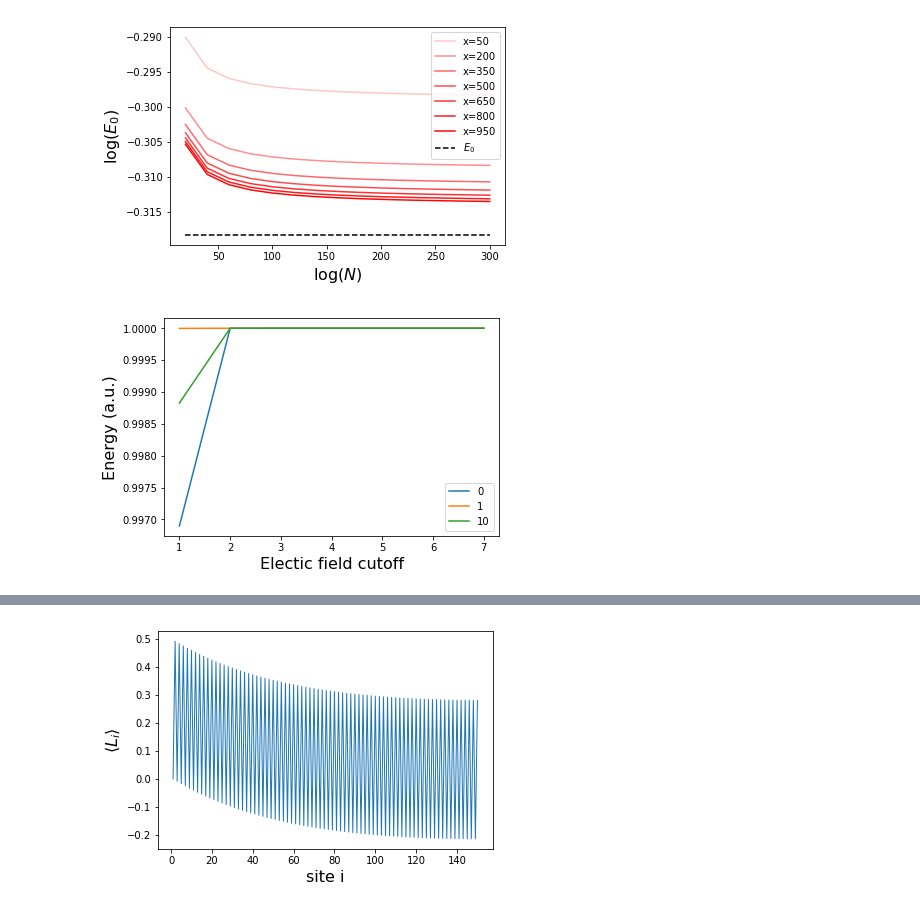
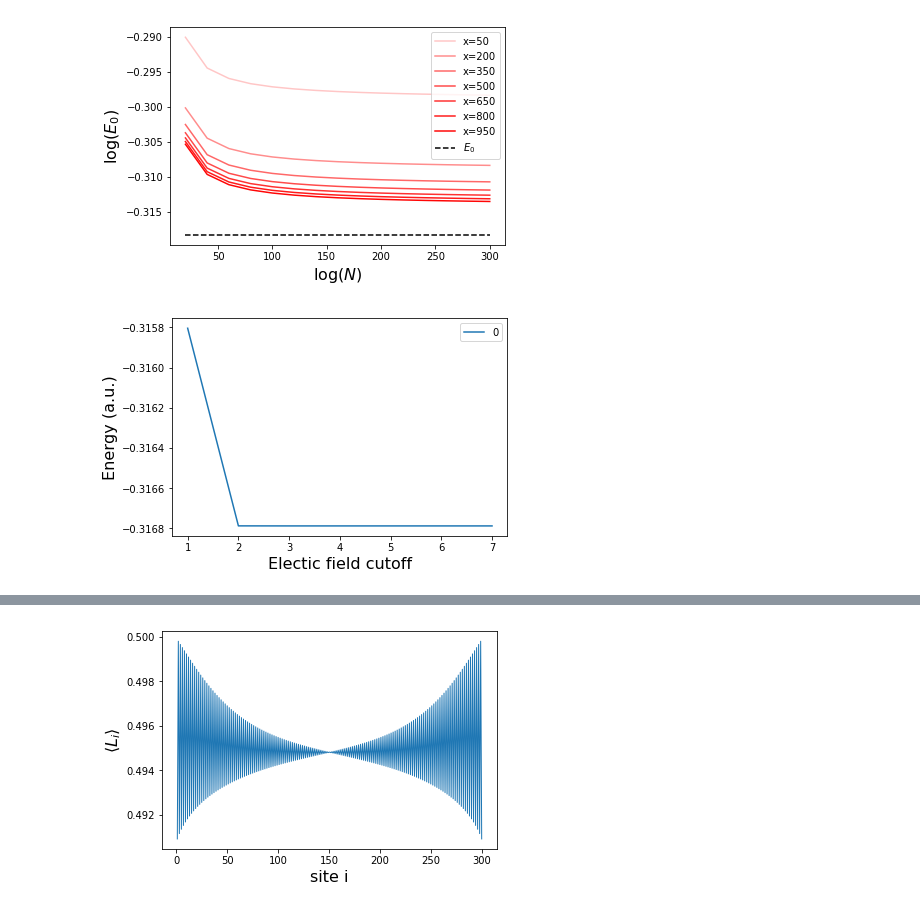
Before and after one commit to qurist/gauge-mps, a Jupyter notebook: scripts/Data analysis.ipynb, the cells around one changed output, grey strips where cells are left out. Saved outputs shown, nothing was run; the diff lists cells and outputs as text; code cells hidden in the pictures.

```diff
--- a/scripts/Data analysis.ipynb
+++ b/scripts/Data analysis.ipynb
@@ -87,13 +96,13 @@ E, N, x, NE, mu = np.loadtxt('../data/cutoffetc/parameters.dat', unpack=1)
 
 masses = [0,1,10]
 NEs    = [1,2,3,5,7]
-[plt.plot(NEs,E[5+9*i::27]/E[5+9*i::27][-1], label='%d'%masses[i]) for i in range(3)]
+[plt.plot(NEs,E[5+9*i::27], label='%d'%masses[i]) for i in range(1)]
 plt.xlabel("Electic field cutoff", size=16)
 plt.ylabel("Energy (a.u.)", size=16)
 plt.legend()
 plt.show()
 # %% [output]
-[figure, old version]
+[figure, new version]
 # %%
 [print(E[i::27]) for i in range(27)]
 # %% [output]
@@ -140,9 +149,9 @@ plt.show()
 # We will plot out some observable expectation values along the chain
 obs = np.loadtxt('../data/cutoffetc/outputs_NE7_mg0_N300_x1000_gauss', unpack=1)
 # %%
-plt.plot(obs[0,:150]/2, obs[3,:150], linewidth=1);
+plt.plot(obs[0,:300]/2, obs[5,:300], linewidth=1);
 plt.xlabel("site i", size=16)
 plt.ylabel(r"$\langle L_i \rangle$", size=16)
 plt.show()
 # %% [output]
-[figure, old version]
+[figure, new version]
```
Also changed, not shown: parts of 3 cells of this notebook, 5 other files.
